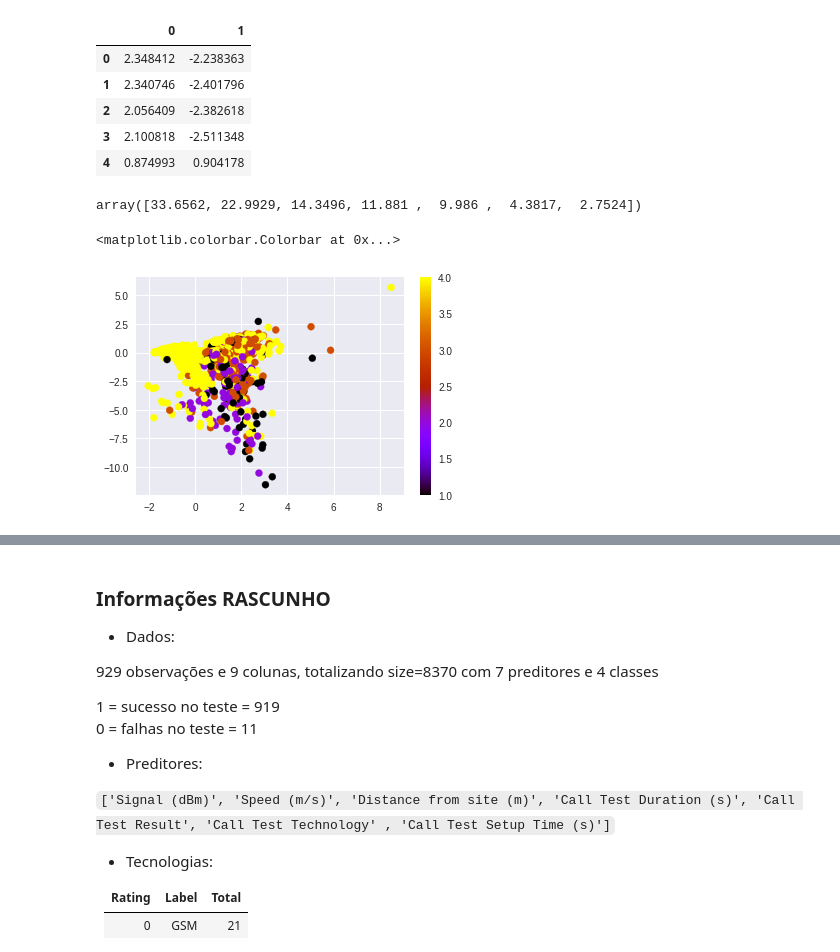
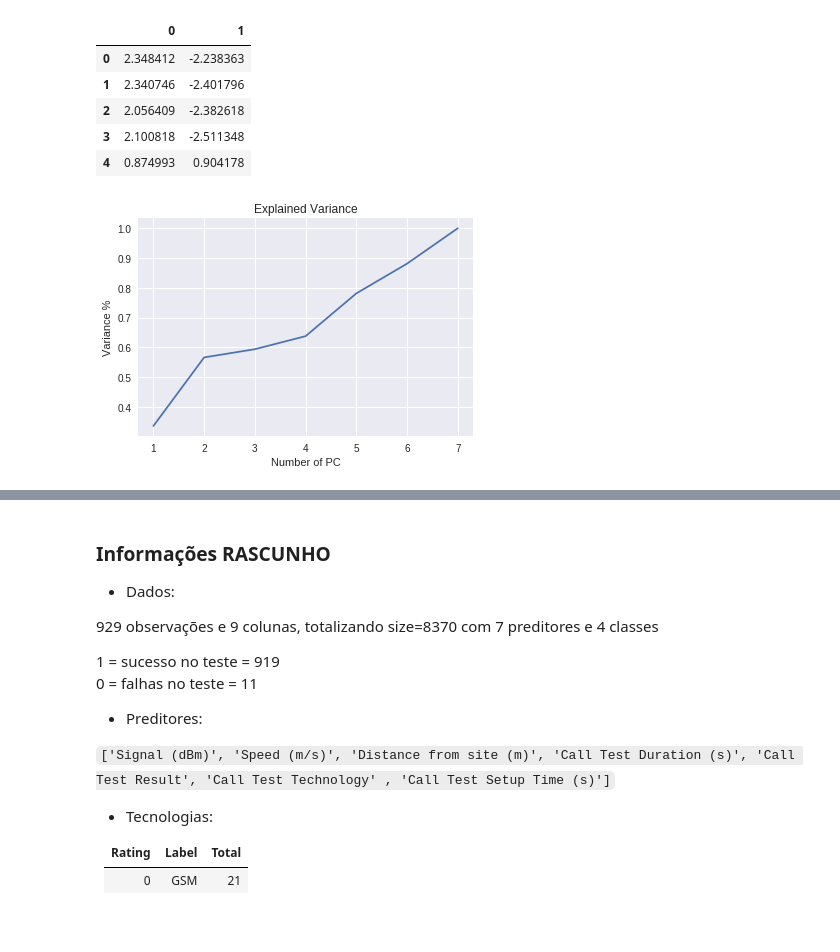
Before and after one commit to ezequiasjunior/ica2019.2, a Jupyter notebook: data_preprocessing.ipynb, the cells around one changed output, grey strips where cells are left out. Drawn from its saved outputs; the diff is of its cells as text; code cells hidden in the pictures; blank space fills up the shorter version.

```diff
--- a/data_preprocessing.ipynb
+++ b/data_preprocessing.ipynb
@@ -223,13 +224,14 @@ pc.head()
 | 2 | 2.056409 | -2.382618 |
 | 3 | 2.100818 | -2.511348 |
 | 4 | 0.874993 | 0.904178 |
-# %%
-np.sort((val/val.sum()))[::-1] *100
-# %% [output]
-array([33.6562, 22.9929, 14.3496, 11.881 ,  9.986 ,  4.3817,  2.7524])
-# %%
-plt.scatter(pc.iloc[:,0],pc.iloc[:,1], c=datahw01['MOS'], cmap='gnuplot')
-plt.colorbar()
-# %% [output]
-<matplotlib.colorbar.Colorbar at 0x...>
-[figure, removed]
+# %%
+# Importância de cada pc
+significance = np.cumsum(np.abs(val)/val.sum())
+plt.figure()
+plt.plot(np.arange(7)+1, significance)
+plt.title('Explained Variance')
+plt.xlabel('Number of PC')
+plt.ylabel('Variance %')
+plt.show()
+# %% [output]
+[figure, added]
```
Also changed, not shown: parts of 5 cells of this notebook, 6 other files.
